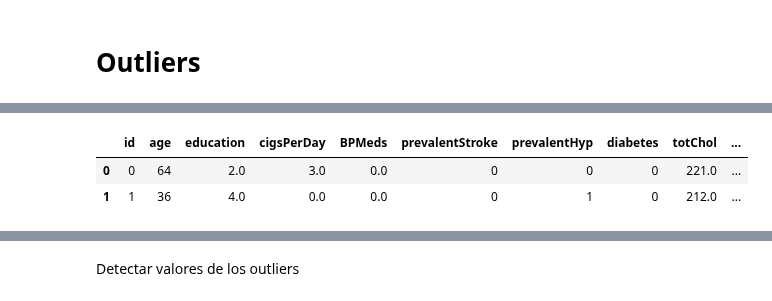
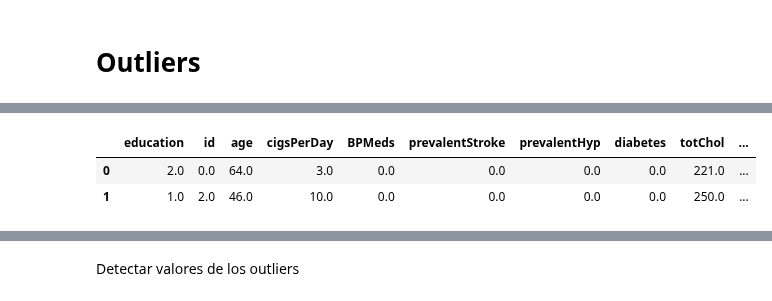
Before and after one commit to Adalab/DA-modulo-3-sprint-1-ana-anak, a Jupyter notebook: regresion-logistica/01-RLOG_Intro.ipynb, the cells around one changed output, grey strips where cells are left out. Drawn from its saved outputs; the diff is of its cells as text; code cells hidden in the pictures.

```diff
--- a/regresion-logistica/01-RLOG_Intro.ipynb
+++ b/regresion-logistica/01-RLOG_Intro.ipynb
@@ -517,0 +711,4 @@ df_concat2.stb.missing()
+# %%
+# creamos nuevas columnas en nuestro dataframe original basándonos en el dataframe de las numericas_trans
+
+df_concat2[columnas2] = numericas_trans2[columnas2]
@@ -517,0 +738,2 @@ df_concat2.stb.missing()
+# %%
+df_concat2.drop('level_0', axis = 1, inplace = True)
@@ -517,0 +744,2 @@ df_concat2.stb.missing()
+# %%
+df_concat2['education']=np.round(df_concat2['education'], decimals=0)
@@ -554,7 +793,9 @@ df.describe().T
+# %%
+df_concat2.drop('index', axis=1,inplace=True)
 # %%
-numericas = df.select_dtypes(include=np.number)
+numericas = df_concat2.select_dtypes(include=np.number)
 numericas.head(2)
 # %% [output]
-|  | id | age | education | cigsPerDay | BPMeds | prevalentStroke | prevalentHyp | diabetes | totChol | ... |
-| 0 | 0 | 64 | 2.0 | 3.0 | 0.0 | 0 | 0 | 0 | 221.0 | ... |
-| 1 | 1 | 36 | 4.0 | 0.0 | 0.0 | 0 | 1 | 0 | 212.0 | ... |
+|  | education | id | age | cigsPerDay | BPMeds | prevalentStroke | prevalentHyp | diabetes | totChol | ... |
+| 0 | 2.0 | 0.0 | 64.0 | 3.0 | 0.0 | 0.0 | 0.0 | 0.0 | 221.0 | ... |
+| 1 | 1.0 | 2.0 | 46.0 | 10.0 | 0.0 | 0.0 | 0.0 | 0.0 | 250.0 | ... |
```
Also changed, not shown: parts of 63 cells of this notebook, 3 other files.
